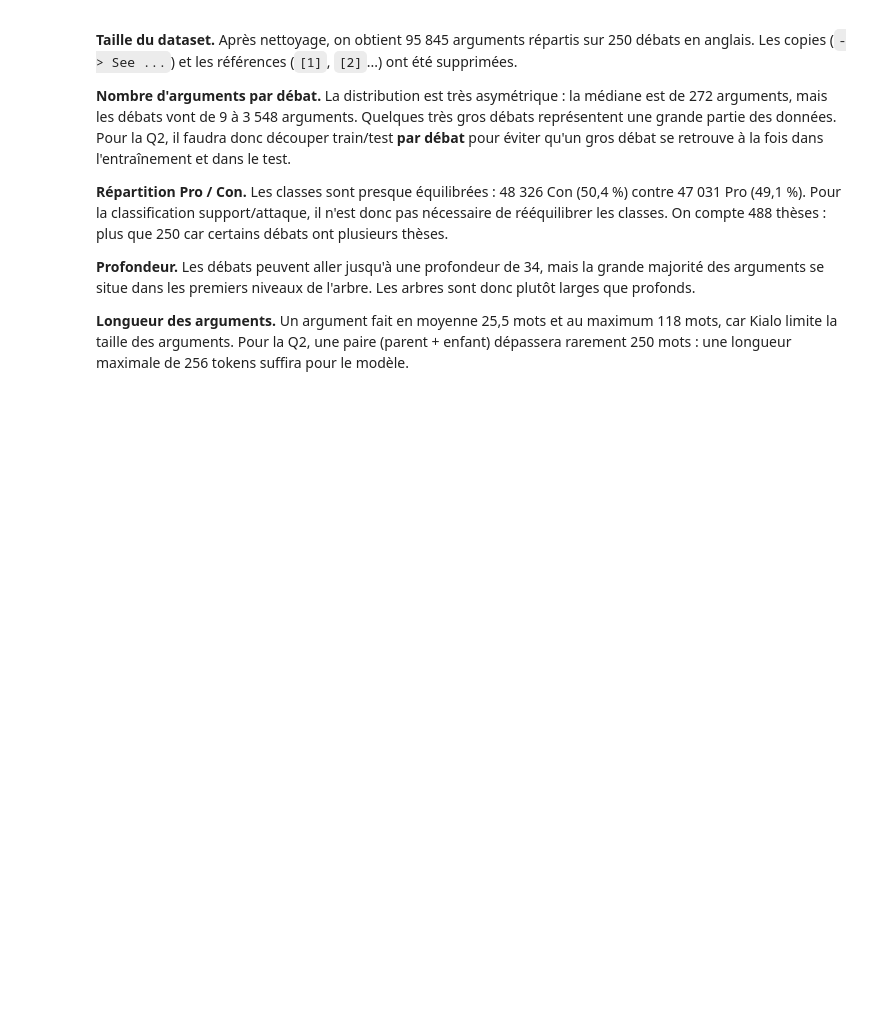
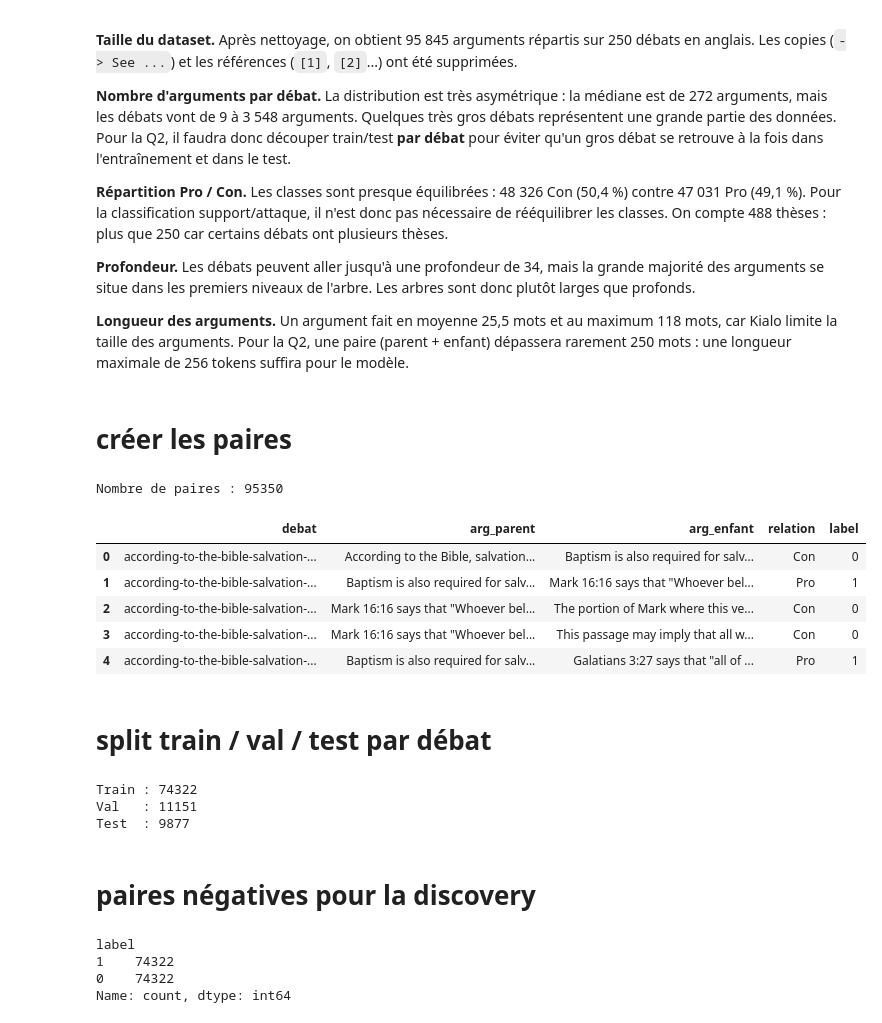
Before and after one commit to Paul-dumont/kialo, a Jupyter notebook: Partie_2_Mining.ipynb, the cells around one changed output. Drawn from its saved outputs; the diff is of its cells as text; code cells hidden in the pictures; blank space fills up the shorter version.

Commit message:
Partie 2 : paires, split par débat, baseline TF-IDF et cross-encoder
Co-Authored-By: Claude Opus 5.5 <noreply@anthropic.com>

```diff
--- a/Partie_2_Mining.ipynb
+++ b/Partie_2_Mining.ipynb
@@ -203,3 +204,81 @@ Name: count, dtype: int64
 **Profondeur.** Les débats peuvent aller jusqu'à une profondeur de 34, mais la grande majorité des arguments se situe dans les premiers niveaux de l'arbre. Les arbres sont donc plutôt larges que profonds.
 
 **Longueur des arguments.** Un argument fait en moyenne 25,5 mots et au maximum 118 mots, car Kialo limite la taille des arguments. Pour la Q2, une paire (parent + enfant) dépassera rarement 250 mots : une longueur maximale de 256 tokens suffira pour le modèle.
+# %% [markdown]
+# créer les paires
+# %%
+# On récupère le texte du parent de chaque argument
+parents_df = df[["debat", "id", "arg"]]
+parents_df = parents_df.rename(columns={"id": "parent", "arg": "arg_parent"})
+
+paires = df[df["relation"] != "Thesis"]
+paires = paires.merge(parents_df, on=["debat", "parent"])
+paires = paires.rename(columns={"arg": "arg_enfant"})
+paires = paires[["debat", "arg_parent", "arg_enfant", "relation"]]
+
+# Pro = 1, Con = 0
+paires["label"] = (paires["relation"] == "Pro").astype(int)
+
+print("Nombre de paires :", len(paires))
+paires.head()
+# %% [output]
+Nombre de paires : 95350
+|  | debat | arg_parent | arg_enfant | relation | label |
+| 0 | according-to-the-bible-salvation-... | According to the Bible, salvation... | Baptism is also required for salv... | Con | 0 |
+| 1 | according-to-the-bible-salvation-... | Baptism is also required for salv... | Mark 16:16 says that "Whoever bel... | Pro | 1 |
+| 2 | according-to-the-bible-salvation-... | Mark 16:16 says that "Whoever bel... | The portion of Mark where this ve... | Con | 0 |
+| 3 | according-to-the-bible-salvation-... | Mark 16:16 says that "Whoever bel... | This passage may imply that all w... | Con | 0 |
+| 4 | according-to-the-bible-salvation-... | Baptism is also required for salv... | Galatians 3:27 says that "all of ... | Pro | 1 |
+# %% [markdown]
+#  split train / val / test par débat
+# %%
+debats = list(paires["debat"].unique())
+random.seed(42)
+random.shuffle(debats)
+
+# 80 % train, 10 % validation, 10 % test (en nombre de débats)
+train_debats = debats[:200]
+val_debats   = debats[200:225]
+test_debats  = debats[225:]
+
+train = paires[paires["debat"].isin(train_debats)]
+val   = paires[paires["debat"].isin(val_debats)]
+test  = paires[paires["debat"].isin(test_debats)]
+
+print("Train :", len(train))
+print("Val   :", len(val))
+print("Test  :", len(test))
+# %% [output]
+Train : 74322
+Val   : 11151
+Test  : 9877
+# %% [markdown]
+#  paires négatives pour la discovery
+# %%
+# Pour chaque vraie paire, on crée une fausse paire :
+# le même enfant avec un argument au hasard du même débat (qui n'est pas son parent)
+
+args_par_debat = df.groupby("debat")["arg"].apply(list).to_dict()
+
+def creer_discovery(data):
+    lignes = []
+    for _, row in data.iterrows():
+        lignes.append([row["arg_parent"], row["arg_enfant"], 1])
+
+        faux = random.choice(args_par_debat[row["debat"]])
+        while faux == row["arg_parent"] or faux == row["arg_enfant"]:
+            faux = random.choice(args_par_debat[row["debat"]])
+        lignes.append([faux, row["arg_enfant"], 0])
+
+    return pd.DataFrame(lignes, columns=["arg_parent", "arg_enfant", "label"])
+
+train_disc = creer_discovery(train)
+val_disc   = creer_discovery(val)
+test_disc  = creer_discovery(test)
+
+print(train_disc["label"].value_counts())
+# %% [output]
+label
+1    74322
+0    74322
+Name: count, dtype: int64
```
Also changed, not shown: parts of 11 cells of this notebook.
